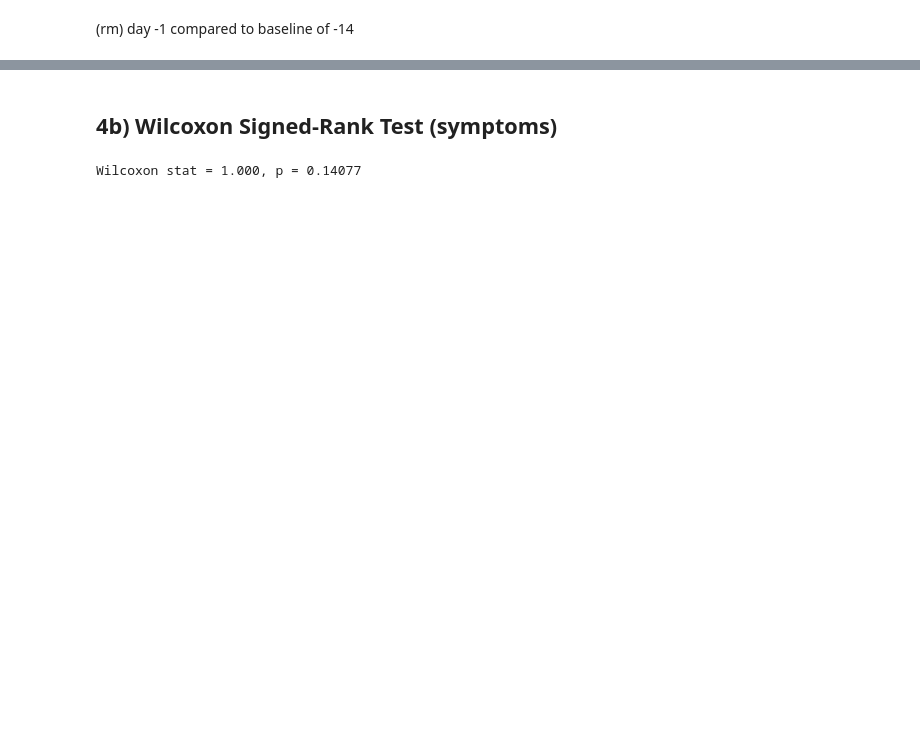
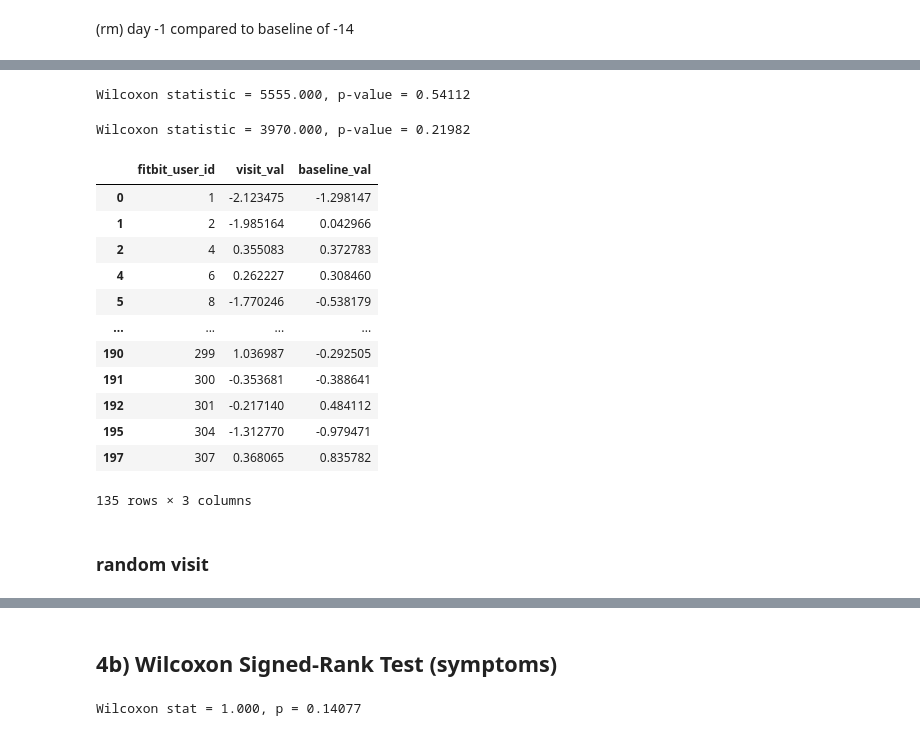
Before and after one commit to jhdaws/mhealth_classification, a Jupyter notebook: data_exploration/rolling_mean.ipynb, the cells around one changed output, grey strips where cells are left out. Drawn from its saved outputs; the diff is of its cells as text; code cells hidden in the pictures; blank space fills up the shorter version.

```diff
--- a/data_exploration/rolling_mean.ipynb
+++ b/data_exploration/rolling_mean.ipynb
@@ -746,0 +817,66 @@ Wilcoxon statistic = 217.500, p-value = 0.26009
+# %%
+# Get day -1 values (pre-visit)
+day_neg1 = (
+    no_visit_3wk[no_visit_3wk['days_to_window'].between(-3, -1)]
+    .groupby('fitbit_user_id')['heart_z']
+    .mean()
+    .reset_index()
+    .rename(columns={'heart_z': 'visit_val'})
+)
+
+# Get baseline: average of days -21 to -14
+baseline = (
+    no_visit_3wk[no_visit_3wk['days_to_window'].between(-15, -13)]
+    .groupby('fitbit_user_id')['heart_z']
+    .mean()
+    .reset_index()
+    .rename(columns={'heart_z': 'baseline_val'})
+)
+
+# Merge to get paired values per user
+paired = pd.merge(day_neg1, baseline, on='fitbit_user_id').dropna()
+paired['visit_val'] = pd.to_numeric(paired['visit_val'], errors='coerce')
+paired['baseline_val'] = pd.to_numeric(paired['baseline_val'], errors='coerce')
+paired = paired.dropna(subset=['visit_val', 'baseline_val'])
+
+# Wilcoxon test
+stat, p_value = wilcoxon(paired['visit_val'], paired['baseline_val'])
+print(f"Wilcoxon statistic = {stat:.3f}, p-value = {p_value:.5f}")
+# %% [output]
+Wilcoxon statistic = 5555.000, p-value = 0.54112
+# %%
+# Get day -1 values (pre-visit)
+day_neg1 = no_visit_3wk[no_visit_3wk['days_to_window'] == -1][['fitbit_user_id', 'heart_rm_z']].rename(columns={'heart_rm_z': 'visit_val'})
+
+# Get baseline: average of days -21 to -14
+baseline = no_visit_3wk[no_visit_3wk['days_to_window'] == -17][['fitbit_user_id', 'heart_rm_z']].rename(columns={'heart_rm_z': 'baseline_val'})
+
+# Merge to get paired values per user
+paired = pd.merge(day_neg1, baseline, on='fitbit_user_id').dropna()
+paired['visit_val'] = pd.to_numeric(paired['visit_val'], errors='coerce')
+paired['baseline_val'] = pd.to_numeric(paired['baseline_val'], errors='coerce')
+paired = paired.dropna(subset=['visit_val', 'baseline_val'])
+
+# Wilcoxon test
+stat, p_value = wilcoxon(paired['visit_val'], paired['baseline_val'])
+print(f"Wilcoxon statistic = {stat:.3f}, p-value = {p_value:.5f}")
+# %% [output]
+Wilcoxon statistic = 3970.000, p-value = 0.21982
+# %%
+paired
+# %% [output]
+|  | fitbit_user_id | visit_val | baseline_val |
+| 0 | 1 | -2.123475 | -1.298147 |
+| 1 | 2 | -1.985164 | 0.042966 |
+| 2 | 4 | 0.355083 | 0.372783 |
+| 4 | 6 | 0.262227 | 0.308460 |
+| 5 | 8 | -1.770246 | -0.538179 |
+| ... | ... | ... | ... |
+| 190 | 299 | 1.036987 | -0.292505 |
+| 191 | 300 | -0.353681 | -0.388641 |
+| 192 | 301 | -0.217140 | 0.484112 |
+| 195 | 304 | -1.312770 | -0.979471 |
+| 197 | 307 | 0.368065 | 0.835782 |
+135 rows × 3 columns
+# %% [markdown]
+### random visit
```
Also changed, not shown: parts of 13 cells of this notebook.
